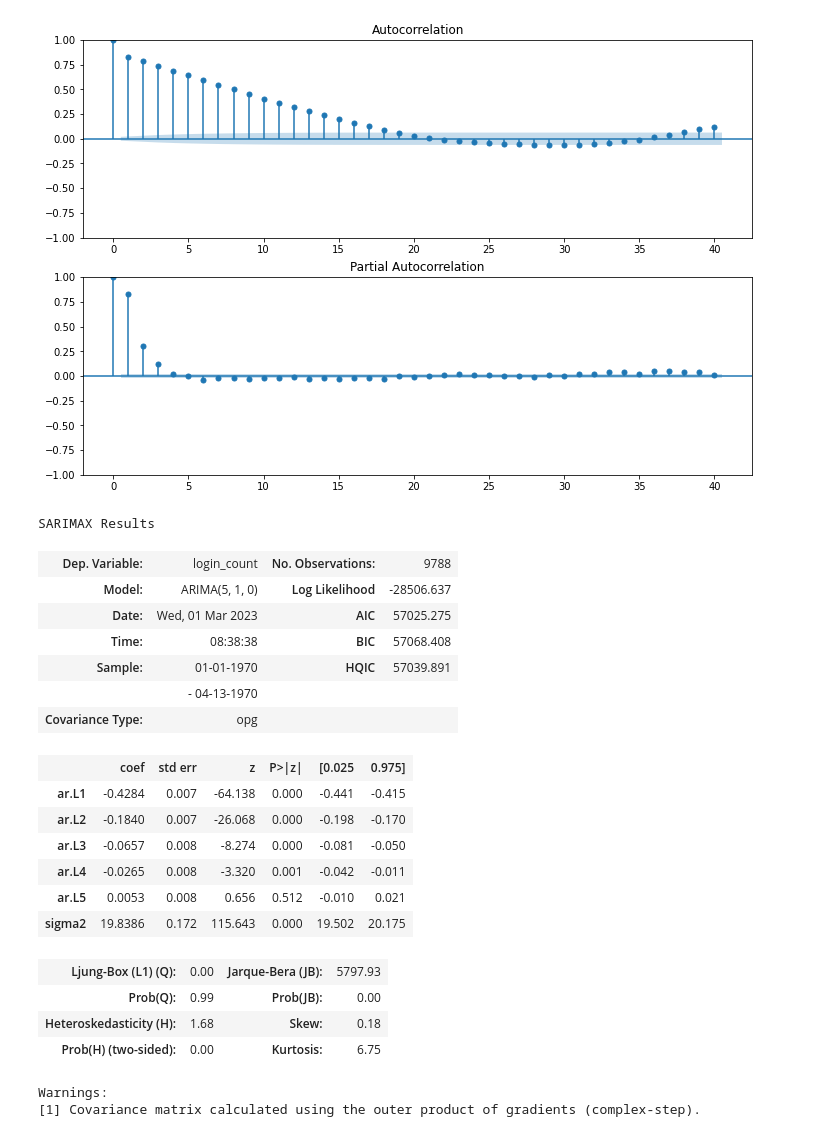
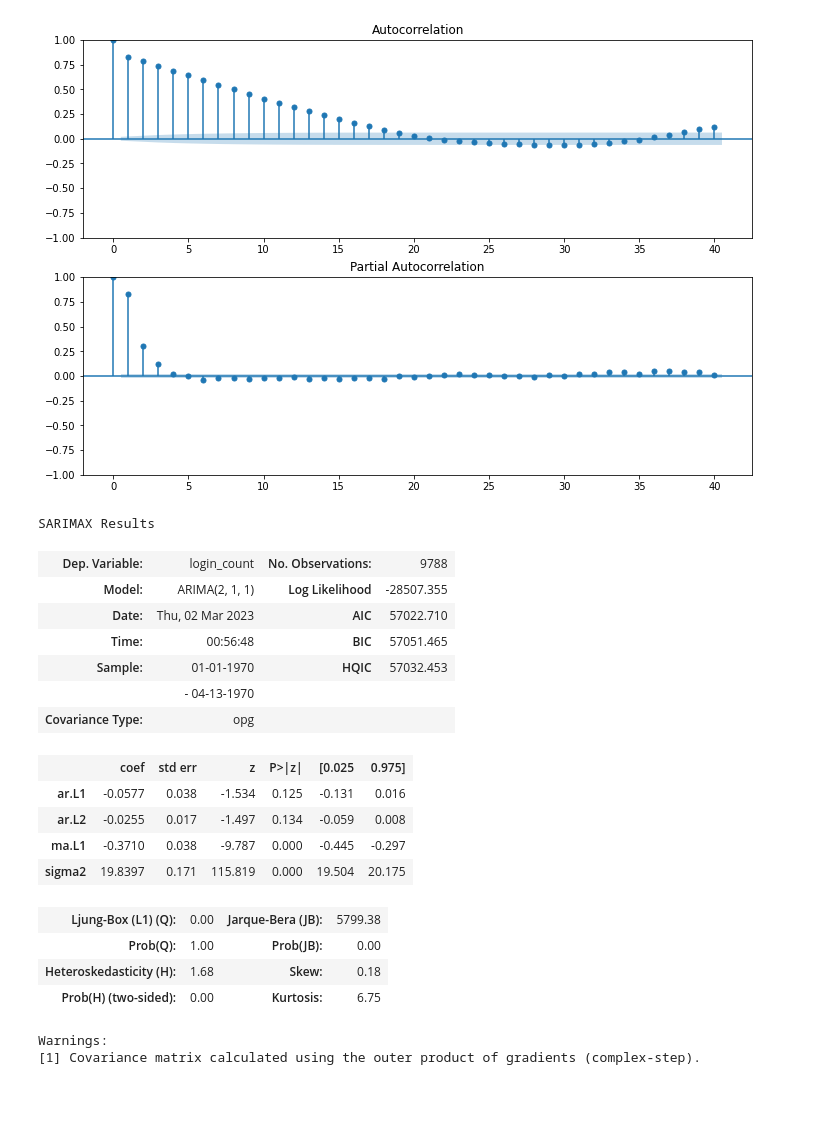
Before and after one commit to nycantwell/nycantwell, a Jupyter notebook: ultimate_challenge/ultimate_challenge_1.ipynb, the cells around one changed output. Cells and saved outputs as stored; diff of their text form; code cells hidden in the pictures; blank space fills up the shorter version.

```diff
--- a/ultimate_challenge/ultimate_challenge_1.ipynb
+++ b/ultimate_challenge/ultimate_challenge_1.ipynb
@@ -97,32 +154,33 @@ fig = sm.graphics.tsa.plot_pacf(login_groups['login_count'],lags=40,ax=ax2)
 [figure]
 # %%
 # For non-seasonal data
-#p=1 (AR specification), d=1 (Integration order), q=0 or 1 (MA specification/polynomial)
+#p=1 (AR specification), d=0 (Integration order), q=0 or 1 (MA specification/polynomial)
 # AR specification, Integration order, MA specification
 from statsmodels.tsa.arima.model import ARIMA
 
-login_groups.index = pd.DatetimeIndex(login_groups.index).to_period('min') # set frequency for ARIMA model
-model=ARIMA(login_groups['login_count'],order=(5,1,0))
+try:
+    login_groups.index = pd.DatetimeIndex(login_groups.index).to_period('min') # set frequency for ARIMA model
+except:
+    exit
+model=ARIMA(login_groups['login_count'],order=(2,1,1))
 model_fit=model.fit()
 model_fit.summary()
 # %% [output]
 SARIMAX Results
 | Dep. Variable: | login_count | No. Observations: | 9788 |
-| Model: | ARIMA(5, 1, 0) | Log Likelihood | -28506.637 |
-| Date: | Wed, 01 Mar 2023 | AIC | 57025.275 |
-| Time: | 08:38:38 | BIC | 57068.408 |
-| Sample: | 01-01-1970 | HQIC | 57039.891 |
+| Model: | ARIMA(2, 1, 1) | Log Likelihood | -28507.355 |
+| Date: | Thu, 02 Mar 2023 | AIC | 57022.710 |
+| Time: | 00:56:48 | BIC | 57051.465 |
+| Sample: | 01-01-1970 | HQIC | 57032.453 |
 |  | - 04-13-1970 |  |  |
 | Covariance Type: | opg |  |  |
 |  | coef | std err | z | P>|z| | [0.025 | 0.975] |
-| ar.L1 | -0.4284 | 0.007 | -64.138 | 0.000 | -0.441 | -0.415 |
-| ar.L2 | -0.1840 | 0.007 | -26.068 | 0.000 | -0.198 | -0.170 |
-| ar.L3 | -0.0657 | 0.008 | -8.274 | 0.000 | -0.081 | -0.050 |
-| ar.L4 | -0.0265 | 0.008 | -3.320 | 0.001 | -0.042 | -0.011 |
-| ar.L5 | 0.0053 | 0.008 | 0.656 | 0.512 | -0.010 | 0.021 |
-| sigma2 | 19.8386 | 0.172 | 115.643 | 0.000 | 19.502 | 20.175 |
+| ar.L1 | -0.0577 | 0.038 | -1.534 | 0.125 | -0.131 | 0.016 |
+| ar.L2 | -0.0255 | 0.017 | -1.497 | 0.134 | -0.059 | 0.008 |
+| ma.L1 | -0.3710 | 0.038 | -9.787 | 0.000 | -0.445 | -0.297 |
+| sigma2 | 19.8397 | 0.171 | 115.819 | 0.000 | 19.504 | 20.175 |
-| Ljung-Box (L1) (Q): | 0.00 | Jarque-Bera (JB): | 5797.93 |
-| Prob(Q): | 0.99 | Prob(JB): | 0.00 |
+| Ljung-Box (L1) (Q): | 0.00 | Jarque-Bera (JB): | 5799.38 |
+| Prob(Q): | 1.00 | Prob(JB): | 0.00 |
 | Heteroskedasticity (H): | 1.68 | Skew: | 0.18 |
 | Prob(H) (two-sided): | 0.00 | Kurtosis: | 6.75 |
 Warnings:
```
Also changed, not shown: parts of 13 cells of this notebook.
